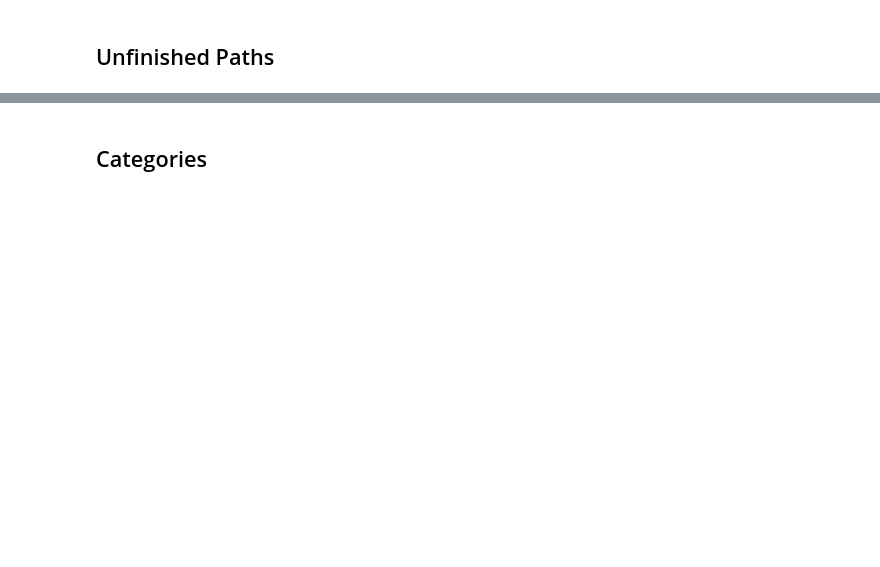
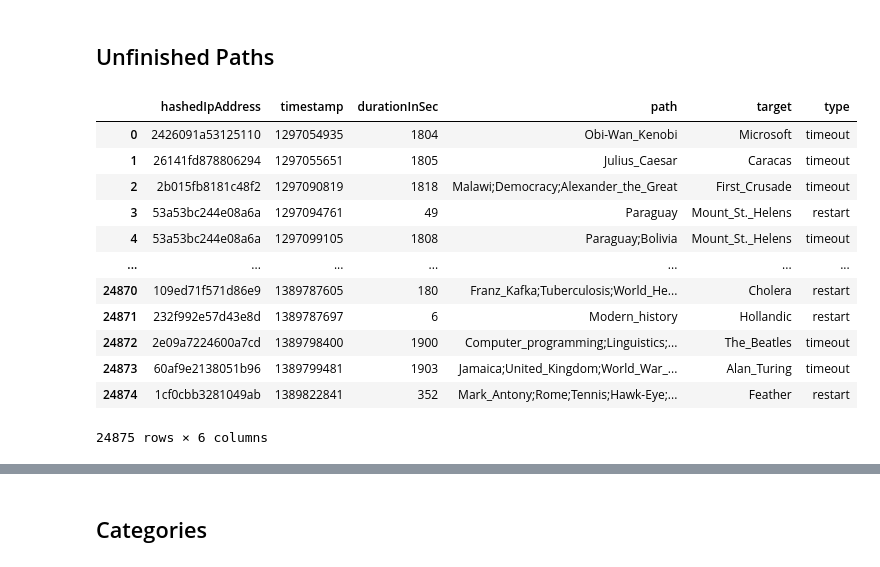
Before and after one commit to epfl-ada/ada-2024-project-tadaa, a Jupyter notebook: data_exploration.ipynb, the cells around one changed output, grey strips where cells are left out. Cells and saved outputs as stored; diff of their text form; code cells hidden in the pictures; blank space fills up the shorter version.

```diff
--- a/data_exploration.ipynb
+++ b/data_exploration.ipynb
@@ -117,28 +148,40 @@ plt.show()
 # %% [markdown]
 ## Unfinished Paths
 # %%
-unfinished_paths = pd.read_csv("wikispeedia_paths-and-graph/paths_unfinished.tsv", sep='\t', header=None)
+unfinished_paths = pd.read_csv("data/wikispeedia_paths-and-graph/paths_unfinished.tsv", sep='\t', comment='#')
 
 """
 # Unsuccessful (i.e., unfinished) Wikispeedia paths.
 # Article names are URL-encoded; e.g., in Java they can be decoded using java.net.URLDecoder.decode(articleName, "UTF-8").
 # Articles in a path are separated by ";".
 # Back clicks are represented as "<".
 # There are two types of quitting:
 # (1) "timeout" means that no click was made for 30 minutes;
 # (2) "restart" means that the user started a new game without finishing the current one.
 # FORMAT:   hashedIpAddress   timestamp   durationInSec   path   target   type
 #
 # When publishing on this data set, please cite:
 # (1) Robert West and Jure Leskovec:
 #     Human Wayfinding in Information Networks.
 #     21st International World Wide Web Conference (WWW), 2012.
 # (2) Robert West, Joelle Pineau, and Doina Precup:
 #     Wikispeedia: An Online Game for Inferring Semantic Distances between Concepts.
 #     21st International Joint Conference on Artificial Intelligence (IJCAI), 2009."""
-
-unfinished_paths.columns = ["hashedIpAddress", "timestamp", "durationInSec", "path", "target", "type"]
 unfinished_paths
+# %% [output]
+|  | hashedIpAddress | timestamp | durationInSec | path | target | type |
+| 0 | 2426091a53125110 | 1297054935 | 1804 | Obi-Wan_Kenobi | Microsoft | timeout |
+| 1 | 26141fd878806294 | 1297055651 | 1805 | Julius_Caesar | Caracas | timeout |
+| 2 | 2b015fb8181c48f2 | 1297090819 | 1818 | Malawi;Democracy;Alexander_the_Great | First_Crusade | timeout |
+| 3 | 53a53bc244e08a6a | 1297094761 | 49 | Paraguay | Mount_St._Helens | restart |
+| 4 | 53a53bc244e08a6a | 1297099105 | 1808 | Paraguay;Bolivia | Mount_St._Helens | timeout |
+| ... | ... | ... | ... | ... | ... | ... |
+| 24870 | 109ed71f571d86e9 | 1389787605 | 180 | Franz_Kafka;Tuberculosis;World_He... | Cholera | restart |
+| 24871 | 232f992e57d43e8d | 1389787697 | 6 | Modern_history | Hollandic | restart |
+| 24872 | 2e09a7224600a7cd | 1389798400 | 1900 | Computer_programming;Linguistics;... | The_Beatles | timeout |
+| 24873 | 60af9e2138051b96 | 1389799481 | 1903 | Jamaica;United_Kingdom;World_War_... | Alan_Turing | timeout |
+| 24874 | 1cf0cbb3281049ab | 1389822841 | 352 | Mark_Antony;Rome;Tennis;Hawk-Eye;... | Feather | restart |
+24875 rows × 6 columns
 # %%
 # Transform timestamp to datetime
 unfinished_paths['timestamp'] =  unfinished_paths["timestamp"].apply(lambda x: pd.to_datetime(x, unit='s'))
```
Also changed, not shown: parts of 21 cells of this notebook, 2 other files.
